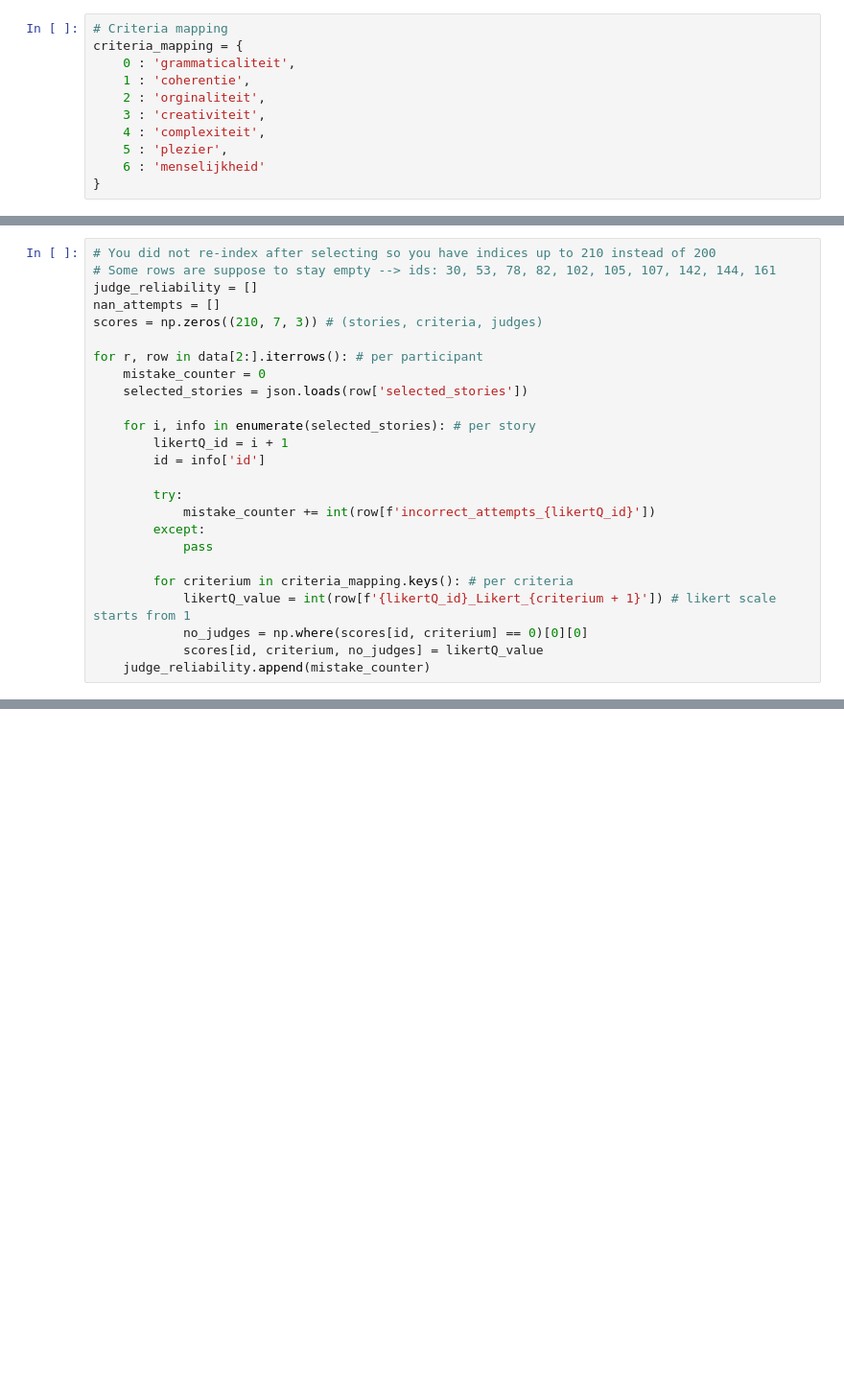
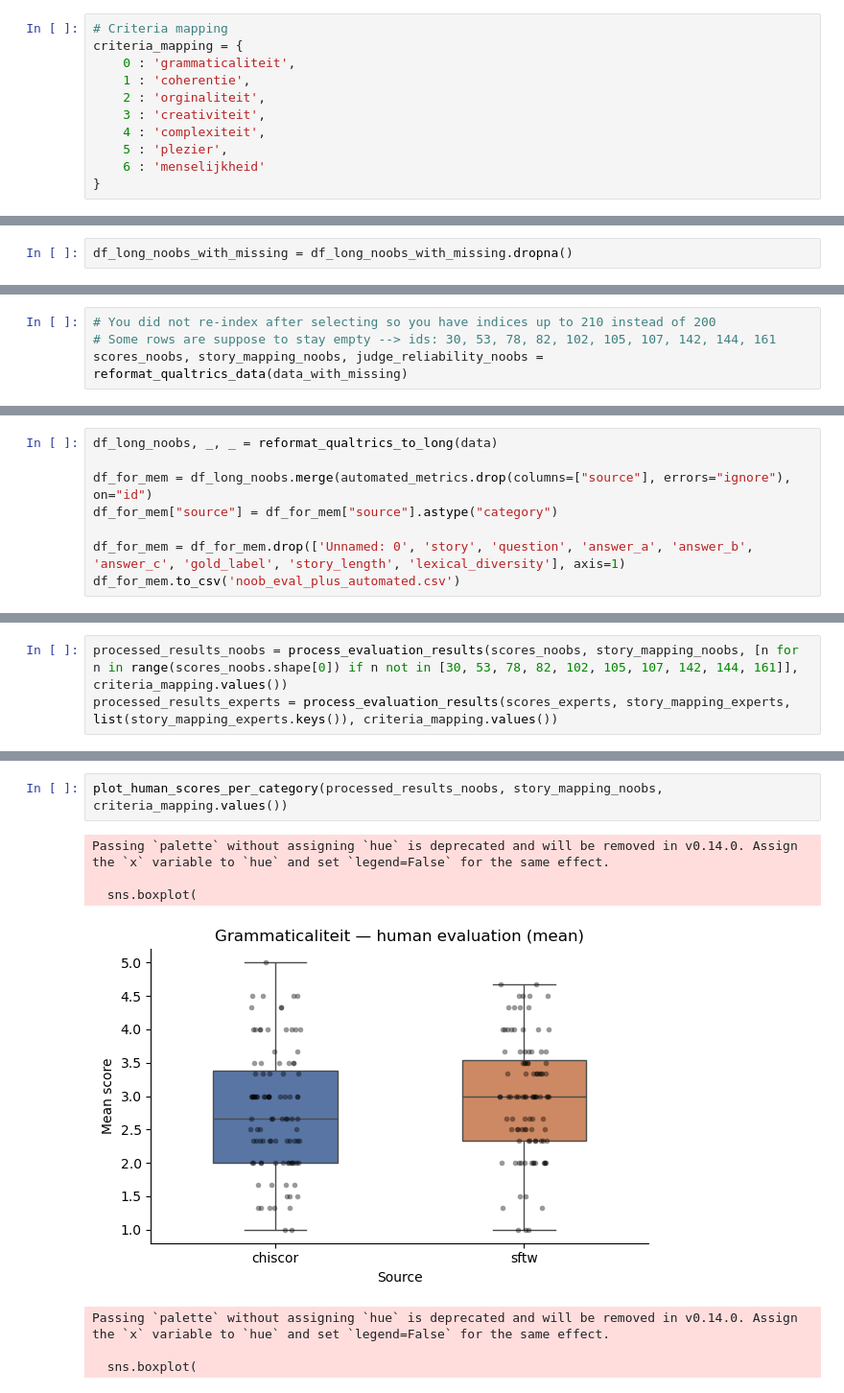
Before and after one commit to sabijn/storylm_p1_data, a Jupyter notebook: human_eval/human_results/human_results_processing.ipynb, the cells around one changed output, grey strips where cells are left out. Shown at 96% size. Drawn from its saved outputs; the diff is of its cells as text; blank space fills up the shorter version.

Commit message:
human eval eval

```diff
--- a/human_eval/human_results/human_results_processing.ipynb
+++ b/human_eval/human_results/human_results_processing.ipynb
@@ -40,0 +125,2 @@ criteria_mapping = {
+# %%
+df_long_noobs_with_missing = df_long_noobs_with_missing.dropna()
@@ -41,25 +171,4 @@ criteria_mapping = {
 # %%
 # You did not re-index after selecting so you have indices up to 210 instead of 200
 # Some rows are suppose to stay empty --> ids: 30, 53, 78, 82, 102, 105, 107, 142, 144, 161
-judge_reliability = []
-nan_attempts = []
-scores = np.zeros((210, 7, 3)) # (stories, criteria, judges)
-
-for r, row in data[2:].iterrows(): # per participant
-	mistake_counter = 0
-	selected_stories = json.loads(row['selected_stories'])
-
-	for i, info in enumerate(selected_stories): # per story
-		likertQ_id = i + 1
-		id = info['id']
-
-		try:
-			mistake_counter += int(row[f'incorrect_attempts_{likertQ_id}'])
-		except:
-			pass
-
-		for criterium in criteria_mapping.keys(): # per criteria
-			likertQ_value = int(row[f'{likertQ_id}_Likert_{criterium + 1}']) # likert scale starts from 1
-			no_judges = np.where(scores[id, criterium] == 0)[0][0]
-			scores[id, criterium, no_judges] = likertQ_value
-	judge_reliability.append(mistake_counter)
+scores_noobs, story_mapping_noobs, judge_reliability_noobs = reformat_qualtrics_data(data_with_missing)
@@ -71,0 +177,8 @@ Text(0.5, 1.0, 'Amount of mistakes over 10 questions (max. 20)')
+# %%
+df_long_noobs, _, _ = reformat_qualtrics_to_long(data)
+
+df_for_mem = df_long_noobs.merge(automated_metrics.drop(columns=["source"], errors="ignore"), on="id")
+df_for_mem["source"] = df_for_mem["source"].astype("category")
+
+df_for_mem = df_for_mem.drop(['Unnamed: 0', 'story', 'question', 'answer_a', 'answer_b', 'answer_c', 'gold_label', 'story_length', 'lexical_diversity'], axis=1)
+df_for_mem.to_csv('noob_eval_plus_automated.csv')
@@ -71,0 +505,3 @@ Text(0.5, 1.0, 'Amount of mistakes over 10 questions (max. 20)')
+# %%
+processed_results_noobs = process_evaluation_results(scores_noobs, story_mapping_noobs, [n for n in range(scores_noobs.shape[0]) if n not in [30, 53, 78, 82, 102, 105, 107, 142, 144, 161]], criteria_mapping.values())
+processed_results_experts = process_evaluation_results(scores_experts, story_mapping_experts, list(story_mapping_experts.keys()), criteria_mapping.values())
@@ -71,0 +1195,10 @@ Text(0.5, 1.0, 'Amount of mistakes over 10 questions (max. 20)')
+# %%
+plot_human_scores_per_category(processed_results_noobs, story_mapping_noobs, criteria_mapping.values())
+# %% [output]
+Passing `palette` without assigning `hue` is deprecated and will be removed in v0.14.0. Assign the `x` variable to `hue` and set `legend=False` for the same effect.
+
+  sns.boxplot(
+[figure, added]
+Passing `palette` without assigning `hue` is deprecated and will be removed in v0.14.0. Assign the `x` variable to `hue` and set `legend=False` for the same effect.
+
+  sns.boxplot(
```
Also changed, not shown: parts of 67 cells of this notebook, 28 other files.
